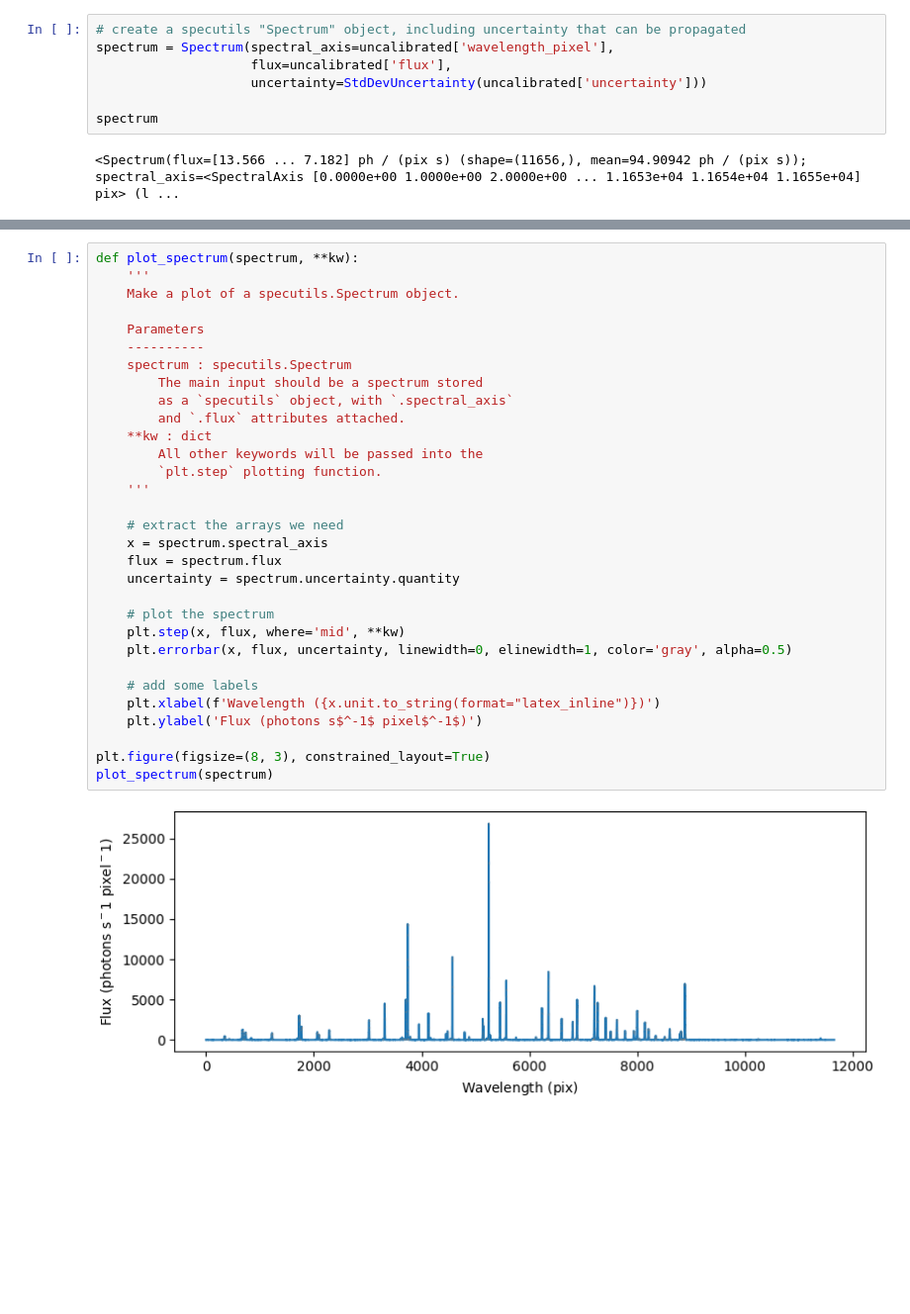
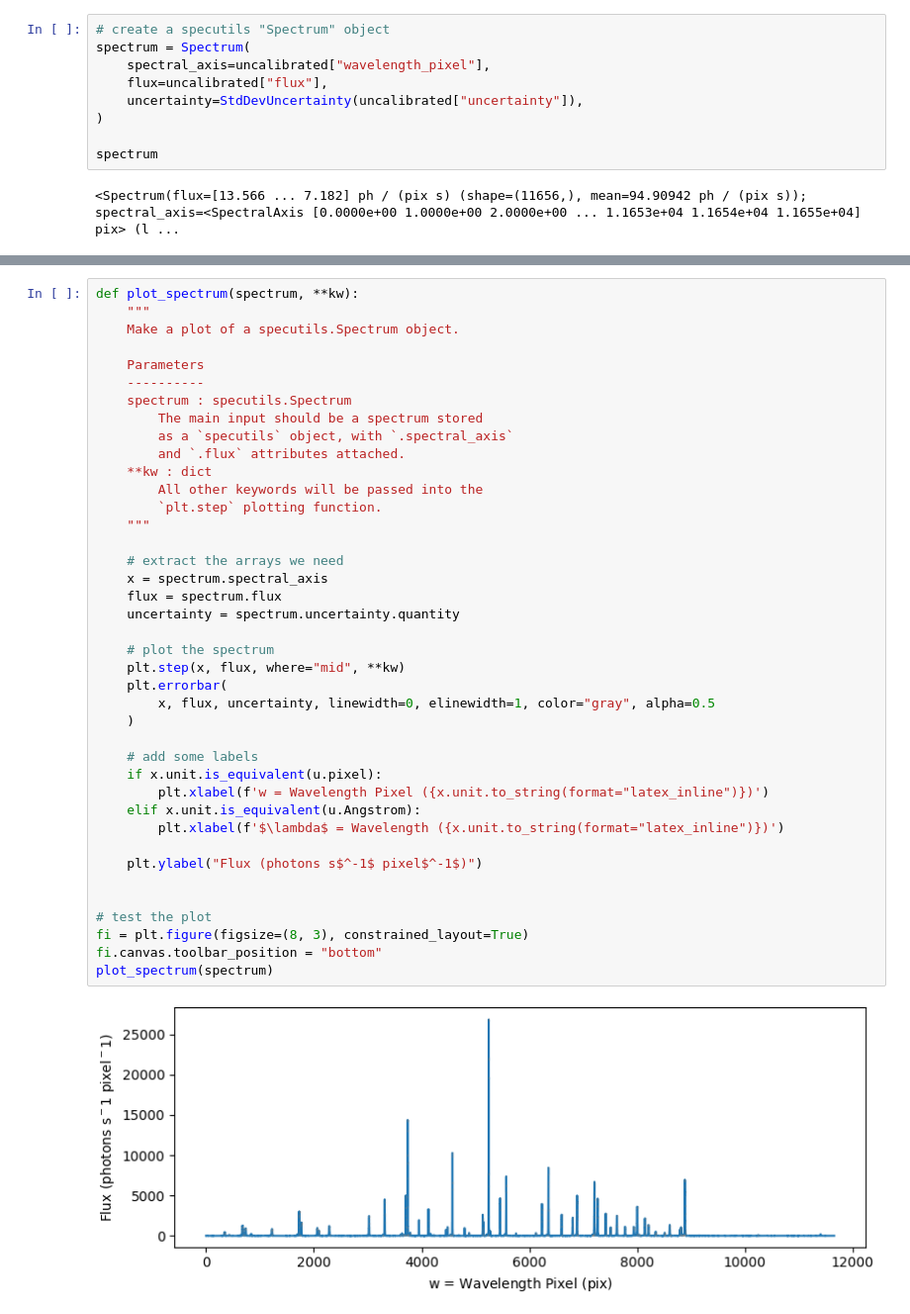
Before and after one commit to zkbt/astr3520-handbook, a Jupyter notebook: wavelength.ipynb, the cells around one changed output, grey strips where cells are left out. Shown at 99% size. Cells and saved outputs as stored; diff of their text form; blank space fills up the shorter version.

Commit message:
update wavelength calibration

```diff
--- a/wavelength.ipynb
+++ b/wavelength.ipynb
@@ -90,8 +92,10 @@ This spectrum has the wavelength dimension still in units of pixels, representin
 # %%
-# create a specutils "Spectrum" object, including uncertainty that can be propagated
-spectrum = Spectrum(spectral_axis=uncalibrated['wavelength_pixel'],
-                    flux=uncalibrated['flux'],
-                    uncertainty=StdDevUncertainty(uncalibrated['uncertainty']))
+# create a specutils "Spectrum" object
+spectrum = Spectrum(
+    spectral_axis=uncalibrated["wavelength_pixel"],
+    flux=uncalibrated["flux"],
+    uncertainty=StdDevUncertainty(uncalibrated["uncertainty"]),
+)
 
 spectrum
 # %% [output]
@@ -101,33 +105,42 @@ This spectrum object still has no wavelength calibration, so the `spectral_axis`
 # %%
 def plot_spectrum(spectrum, **kw):
-    '''
+    """
     Make a plot of a specutils.Spectrum object.
 
     Parameters
     ----------
     spectrum : specutils.Spectrum
         The main input should be a spectrum stored
         as a `specutils` object, with `.spectral_axis`
         and `.flux` attributes attached.
     **kw : dict
         All other keywords will be passed into the
         `plt.step` plotting function.
-    '''
+    """
 
     # extract the arrays we need
     x = spectrum.spectral_axis
     flux = spectrum.flux
     uncertainty = spectrum.uncertainty.quantity
 
     # plot the spectrum
-    plt.step(x, flux, where='mid', **kw)
-    plt.errorbar(x, flux, uncertainty, linewidth=0, elinewidth=1, color='gray', alpha=0.5)
+    plt.step(x, flux, where="mid", **kw)
+    plt.errorbar(
+        x, flux, uncertainty, linewidth=0, elinewidth=1, color="gray", alpha=0.5
+    )
 
     # add some labels
-    plt.xlabel(f'Wavelength ({x.unit.to_string(format="latex_inline")})')
-    plt.ylabel('Flux (photons s$^-1$ pixel$^-1$)')
+    if x.unit.is_equivalent(u.pixel):
+        plt.xlabel(f'w = Wavelength Pixel ({x.unit.to_string(format="latex_inline")})')
+    elif x.unit.is_equivalent(u.Angstrom):
+        plt.xlabel(f'$\lambda$ = Wavelength ({x.unit.to_string(format="latex_inline")})')
 
-plt.figure(figsize=(8, 3), constrained_layout=True)
+    plt.ylabel("Flux (photons s$^-1$ pixel$^-1$)")
+
+
+# test the plot
+fi = plt.figure(figsize=(8, 3), constrained_layout=True)
+fi.canvas.toolbar_position = "bottom"
 plot_spectrum(spectrum)
 # %% [output]
-[figure, old version]
+[figure, new version]
```
Also changed, not shown: parts of 77 cells of this notebook.
